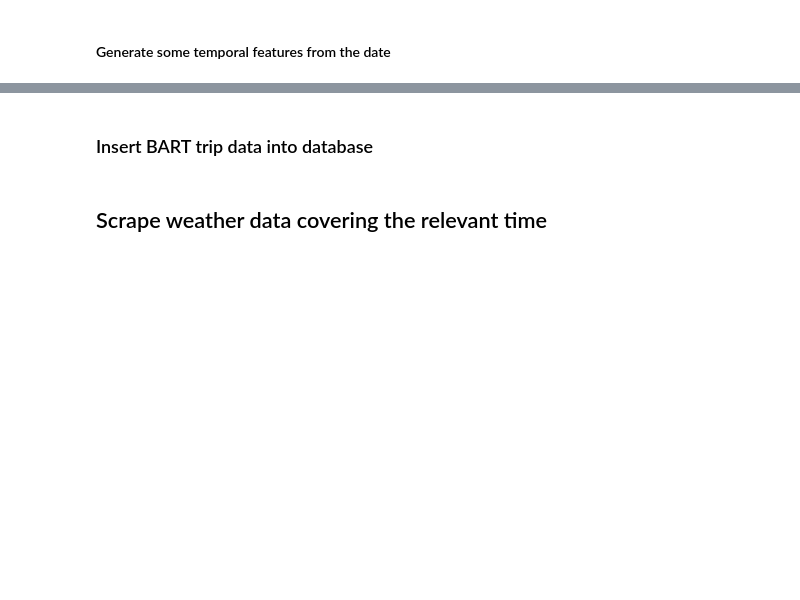
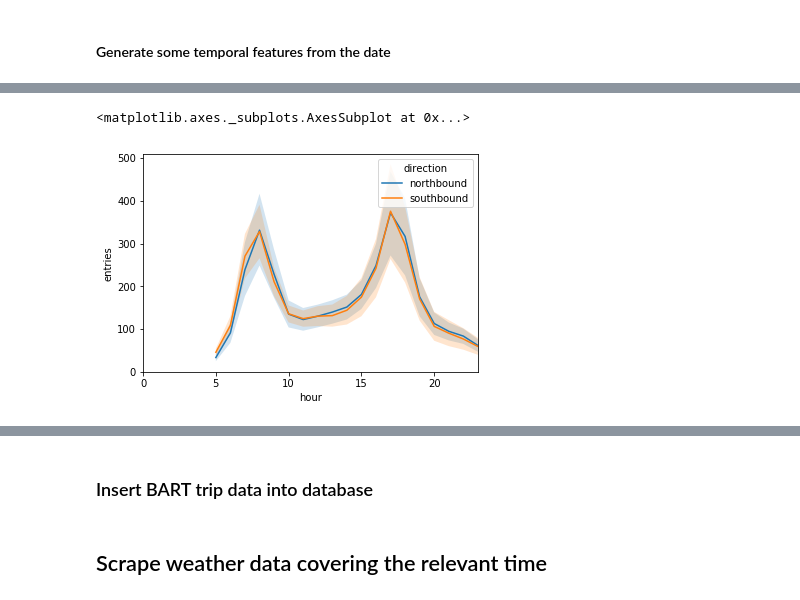
Before and after one commit to bkhurley/beat_the_crowd, a Jupyter notebook: get_clean_data.ipynb, the cells around one changed output, grey strips where cells are left out. Saved outputs shown, nothing was run; the diff lists cells and outputs as text; code cells hidden in the pictures; blank space fills up the shorter version.

```diff
--- a/get_clean_data.ipynb
+++ b/get_clean_data.ipynb
@@ -196,0 +244,3 @@ df_pitt.head(10)
+# %%
+bart_entry_df = enter_exit_df.drop(labels='exits', axis=1)
+bart_entry_df.head()
@@ -196,0 +254,10 @@ df_pitt.head(10)
+# %%
+#rowdicts = []
+#for l, d in bart_entry_df.groupby("hour station direction".split()):
+#    d = {"hour": l[0], "station": l[1], "direction": l[2]}
+#    rowdicts.append(d)
+#
+#df2 = pd.DataFrame.from_dict(rowdicts)
+grouped_df = bart_entry_df.groupby(['hour', 'station', 'direction']).mean()
+grouped_df.reset_index(inplace=True)
+grouped_df.drop(labels='month', axis=1, inplace=True)
@@ -196,0 +273,5 @@ df_pitt.head(10)
+# %%
+sns.tsplot(data=grouped_df, time="hour", unit='station', value="entries", condition="direction")
+# %% [output]
+<matplotlib.axes._subplots.AxesSubplot at 0x...>
+[figure, added]
```
Also changed, not shown: parts of 42 cells of this notebook.
